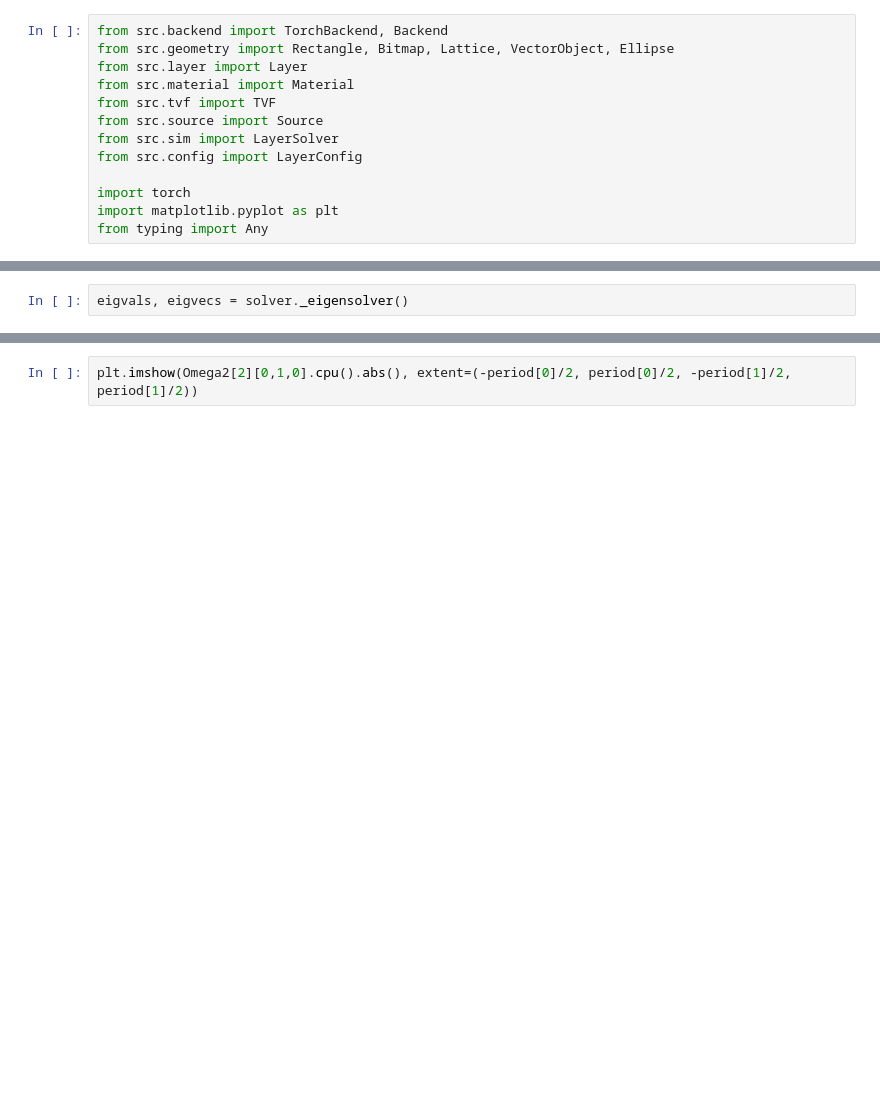
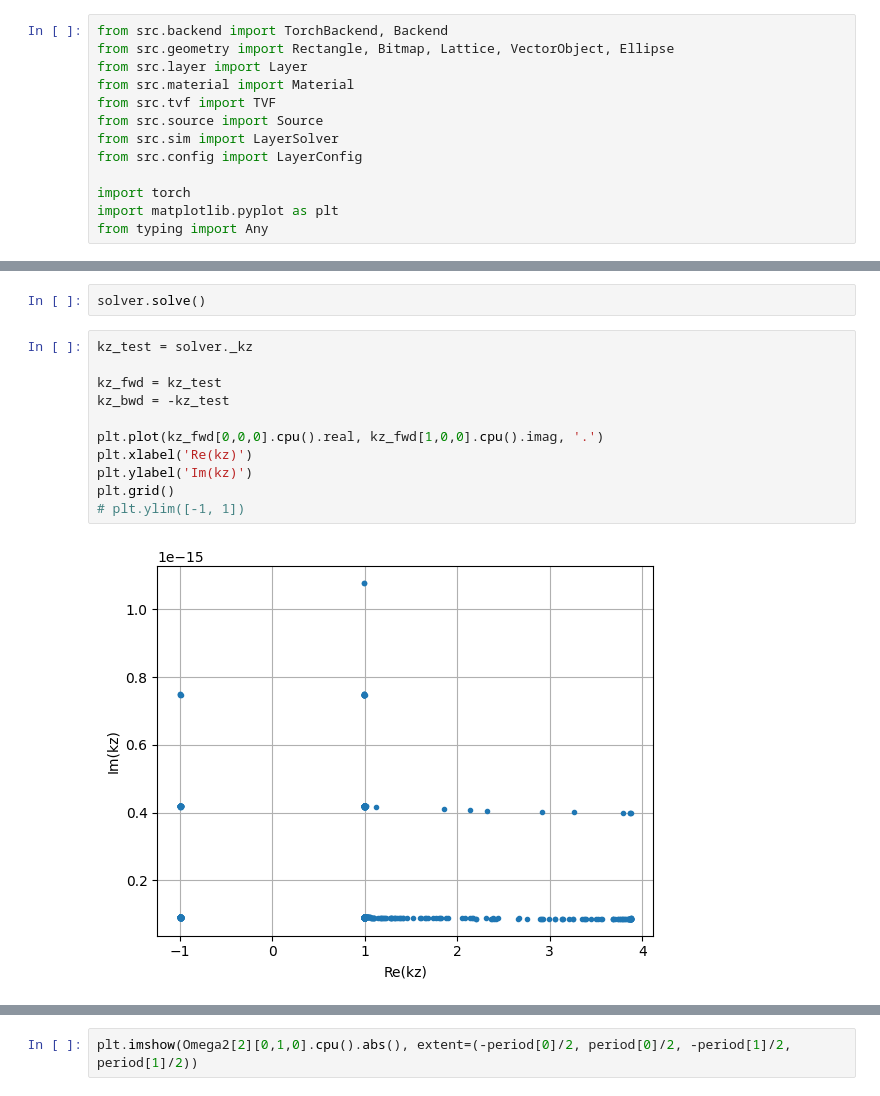
Before and after one commit to RodionovSA/metarcwa, a Jupyter notebook: eigensolver_test.ipynb, the cells around one changed output, grey strips where cells are left out. Drawn from its saved outputs; the diff is of its cells as text; blank space fills up the shorter version.

```diff
--- a/eigensolver_test.ipynb
+++ b/eigensolver_test.ipynb
@@ -59,2 +68,15 @@ plt.grid()
 # %%
-eigvals, eigvecs = solver._eigensolver()
+solver.solve()
+# %%
+kz_test = solver._kz
+
+kz_fwd = kz_test
+kz_bwd = -kz_test
+
+plt.plot(kz_fwd[0,0,0].cpu().real, kz_fwd[1,0,0].cpu().imag, '.')
+plt.xlabel('Re(kz)')
+plt.ylabel('Im(kz)')
+plt.grid()
+# plt.ylim([-1, 1])
+# %% [output]
+[figure, added]
```
Also changed, not shown: parts of 8 cells of this notebook, 4 other files.
